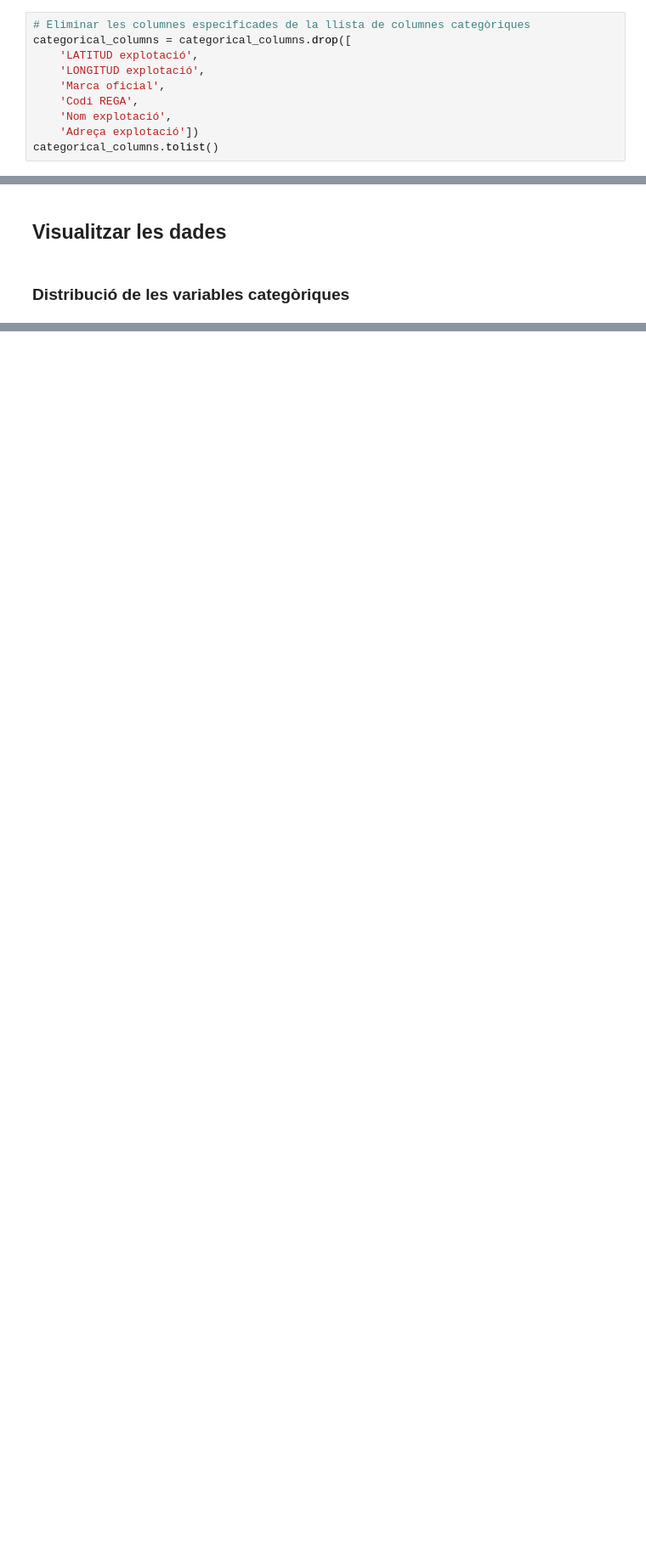
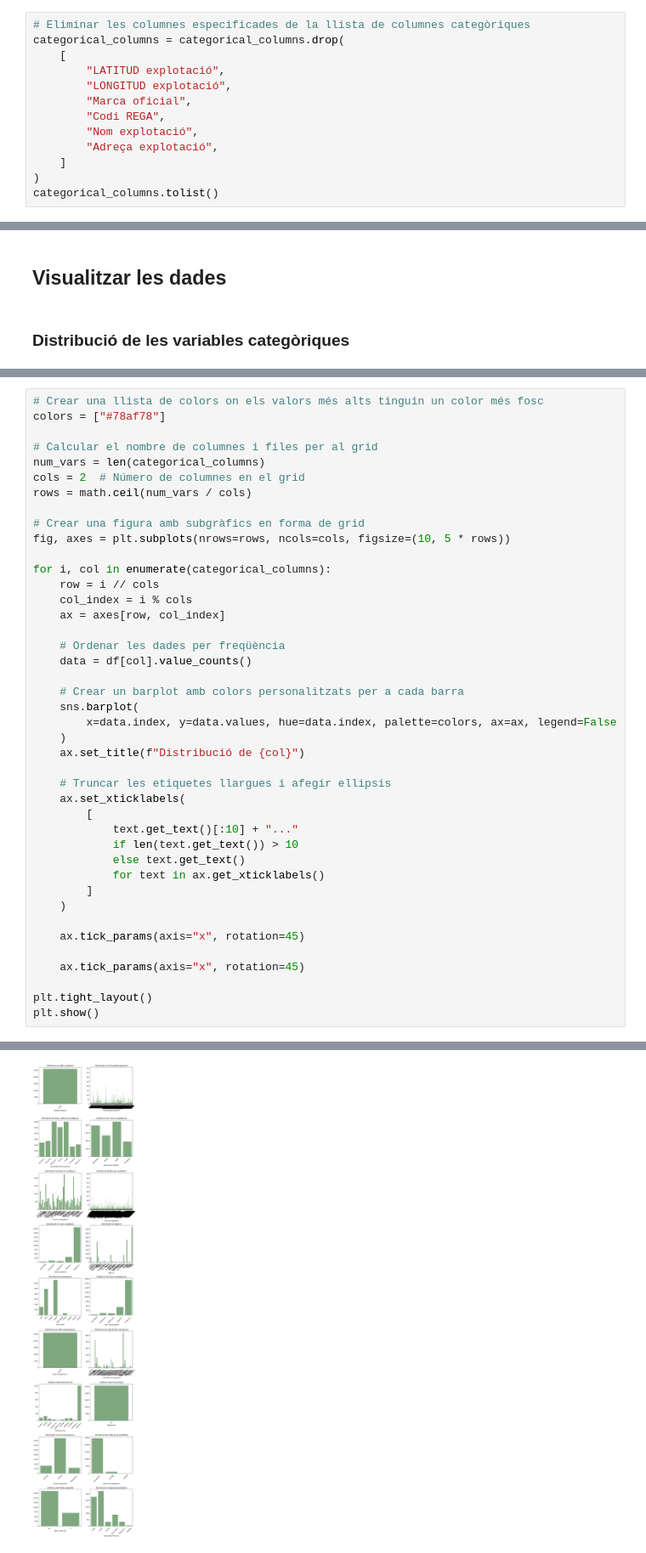
Before and after one commit to guillempla/catalan-livestock-data, a Jupyter notebook: src/explotacions-ramaderes-eda.py.ipynb, the cells around one changed output, grey strips where cells are left out. Shown at 85% size. Saved outputs shown, nothing was run; the diff lists cells and outputs as text; blank space fills up the shorter version.

Commit message:
Show categorical variables distribution

```diff
--- a/src/explotacions-ramaderes-eda.py.ipynb
+++ b/src/explotacions-ramaderes-eda.py.ipynb
@@ -184,13 +191,16 @@ D'aquesta llista de variables, totes es poden considerar categòriques excepte:
 Per tant, les suprimim de la llista de variables categòriques:
 # %%
 # Eliminar les columnes especificades de la llista de columnes categòriques
-categorical_columns = categorical_columns.drop([
-    'LATITUD explotació',
-    'LONGITUD explotació',
-    'Marca oficial',
-    'Codi REGA',
-    'Nom explotació',
-    'Adreça explotació'])
+categorical_columns = categorical_columns.drop(
+    [
+        "LATITUD explotació",
+        "LONGITUD explotació",
+        "Marca oficial",
+        "Codi REGA",
+        "Nom explotació",
+        "Adreça explotació",
+    ]
+)
 categorical_columns.tolist()
 # %% [output]
 ['Estat explotació',
@@ -246,0 +257,43 @@ dtype: object
+# %%
+# Crear una llista de colors on els valors més alts tinguin un color més fosc
+colors = ["#78af78"]
+
+# Calcular el nombre de columnes i files per al grid
+num_vars = len(categorical_columns)
+cols = 2  # Número de columnes en el grid
+rows = math.ceil(num_vars / cols)
+
+# Crear una figura amb subgràfics en forma de grid
+fig, axes = plt.subplots(nrows=rows, ncols=cols, figsize=(10, 5 * rows))
+
+for i, col in enumerate(categorical_columns):
+    row = i // cols
+    col_index = i % cols
+    ax = axes[row, col_index]
+
+    # Ordenar les dades per freqüència
+    data = df[col].value_counts()
+
+    # Crear un barplot amb colors personalitzats per a cada barra
+    sns.barplot(
+        x=data.index, y=data.values, hue=data.index, palette=colors, ax=ax, legend=False
+    )
+    ax.set_title(f"Distribució de {col}")
+
+    # Truncar les etiquetes llargues i afegir ellipsis
+    ax.set_xticklabels(
+        [
+            text.get_text()[:10] + "..."
+            if len(text.get_text()) > 10
+            else text.get_text()
+            for text in ax.get_xticklabels()
+        ]
+    )
+
+    ax.tick_params(axis="x", rotation=45)
+
+    ax.tick_params(axis="x", rotation=45)
+
+plt.tight_layout()
+plt.show()
+# %% [output]
@@ -246,0 +317 @@ dtype: object
+[figure, added]
```
Also changed, not shown: parts of 13 cells of this notebook.
